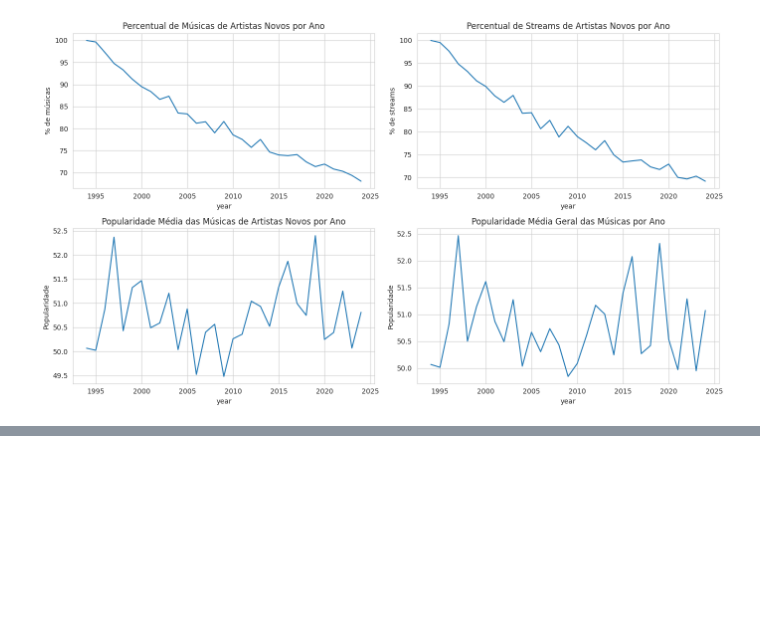
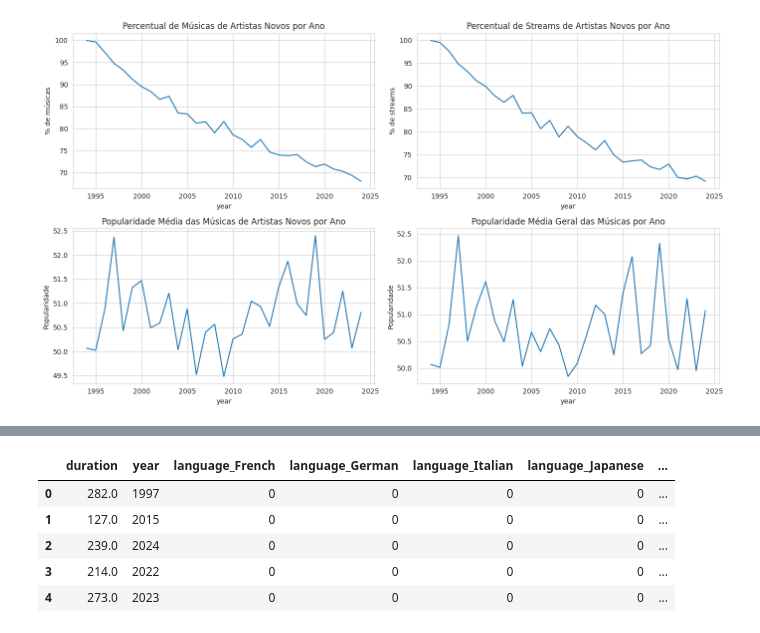
Before and after one commit to SW-Samuel/Spotify-Songs-Analysis, a Jupyter notebook: spotify_analystic.ipynb, the cells around one changed output, grey strips where cells are left out. Saved outputs shown, nothing was run; the diff lists cells and outputs as text; code cells hidden in the pictures; blank space fills up the shorter version.

```diff
--- a/spotify_analystic.ipynb
+++ b/spotify_analystic.ipynb
@@ -463,0 +455,15 @@ df[['duration', 'year', 'popularity']].corr()
+# %%
+df['release_date'] = pd.to_datetime(df['release_date'], errors='coerce')
+df['year'] = df['release_date'].dt.year
+
+features = ['language', 'genre', 'duration', 'year']
+
+df_dummies = pd.get_dummies(df[features], columns=['language', 'genre'], drop_first=True, dtype=int)
+df_dummies.head()
+# %% [output]
+|  | duration | year | language_French | language_German | language_Italian | language_Japanese | ... |
+| 0 | 282.0 | 1997 | 0 | 0 | 0 | 0 | ... |
+| 1 | 127.0 | 2015 | 0 | 0 | 0 | 0 | ... |
+| 2 | 239.0 | 2024 | 0 | 0 | 0 | 0 | ... |
+| 3 | 214.0 | 2022 | 0 | 0 | 0 | 0 | ... |
+| 4 | 273.0 | 2023 | 0 | 0 | 0 | 0 | ... |
```
Also changed, not shown: parts of 5 cells of this notebook.
